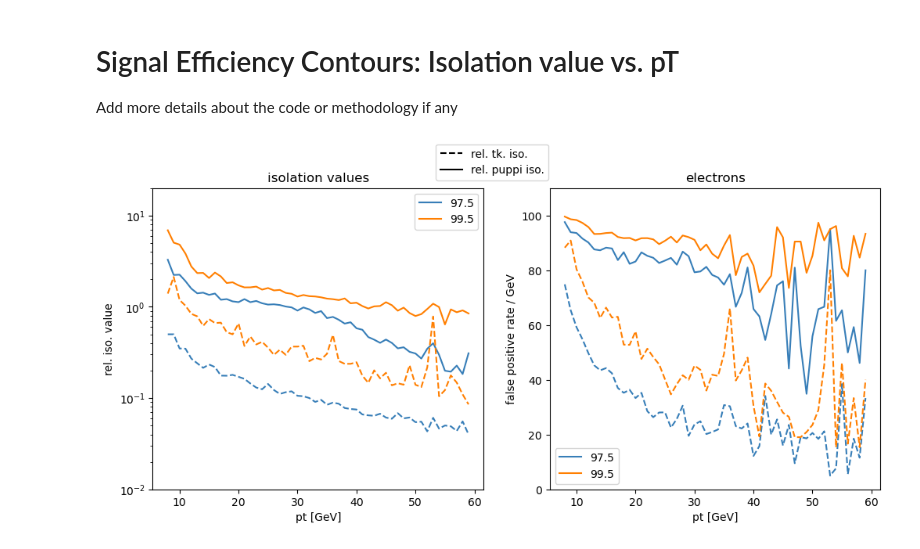
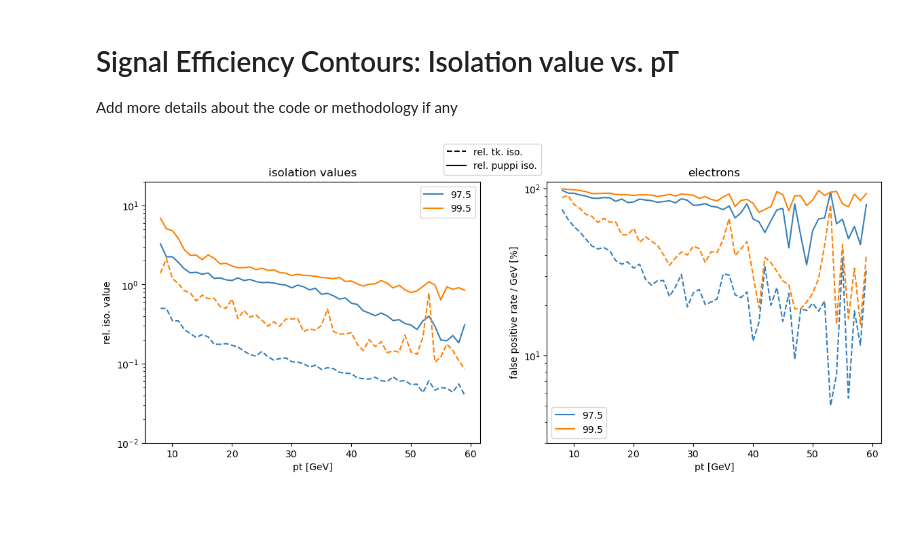
Before and after one commit to arsahasransu/asahasra-flat-table-analyser, a Jupyter notebook: make_roc_and_rate.ipynb, the cells around one changed output. Saved outputs shown, nothing was run; the diff lists cells and outputs as text; code cells hidden in the pictures; blank space fills up the shorter version.

```diff
--- a/make_roc_and_rate.ipynb
+++ b/make_roc_and_rate.ipynb
@@ -518,32 +726,45 @@ Add more details about the code or methodology if any
 def ptbinned_rate_analysis_by_signal_percentile_contours(spt, siso, sreiso,
                                                          bpt, biso, breiso, *,
                                                          refl = "tk. iso.", newl = "puppi iso.",
-                                                         iylog = True, iyrange = (20, 0.01),
+                                                         iylog = True, iyrange = (20, 0.01), fprrange=(110, 0),
                                                          percentiles = [97.5, 99.5], ptrange = (8, 60)
                                                          ):
 
-    # percentiles = [99]
+    # percentiles = [97.5]
+    # ptrange = (7,10)
     colours = ['#377eb8', '#ff7f00', '#4daf4a',
                '#f781bf', '#a65628', '#984ea3',
                '#999999', '#e41a1c', '#dede00']
 
-    iso_ptbinned = pyanaut.get_isovals_for_sigpercentiles(spt, siso, percentiles)
-    reiso_ptbinned = pyanaut.get_isovals_for_sigpercentiles(spt, sreiso, percentiles)
-    iso_fpr = pyanaut.get_fpr_by_sigpercentiles(bpt, biso, iso_ptbinned)
-    reiso_fpr = pyanaut.get_fpr_by_sigpercentiles(bpt, breiso, reiso_ptbinned)
+    # iso_ptbinned, sigma_iso = pyanaut.get_isovals_for_sigpercentiles(spt, siso, percentiles)
+    iso_ptbinned = get_isovals_for_sigpercentiles(spt, siso, percentiles)
+    # reiso_ptbinned, sigma_reiso = pyanaut.get_isovals_for_sigpercentiles(spt, sreiso, percentiles)
+    reiso_ptbinned = get_isovals_for_sigpercentiles(spt, sreiso, percentiles)
+    iso_fpr = get_fpr_by_sigpercentiles(bpt, biso, iso_ptbinned)
+    reiso_fpr = get_fpr_by_sigpercentiles(bpt, breiso, reiso_ptbinned)
 
     ptmin, ptmax = ptrange
     piso_ytop, piso_ybottom = iyrange
-    pfpr_ytop, pfpr_ybottom = (110, 0)
+    pfpr_ytop, pfpr_ybottom = fprrange
 
-    figsize = (12, 5)
+    figsize = (14, 5)
     fig, ax = plt.subplots(1, 2, figsize=figsize)
+
+    piso_ylabel = 'rel. iso. value' if 'rel.' in refl else 'iso. value [GeV]'
+    fiso_ylabel = 'false positive rate / GeV [%]'
 
     ax1, ax2 = ax
 
     for i in range(len(percentiles)):
         ax1.plot(list(iso_ptbinned[i].keys())[ptmin:ptmax], list(iso_ptbinned[i].values())[ptmin:ptmax],
                  c=colours[i], linestyle='--')
+        # print(iso_ptbinned[i])
+        # print(sigma_iso[i])
+        # sigma_iso_low = [i-s for i, s in zip(iso_ptbinned[i], sigma_iso[i])]
+        # sigma_iso_up = [i+s for i, s in zip(iso_ptbinned[i], sigma_iso[i])]
+        # ax1.fill_between(list(iso_ptbinned[i].keys())[ptmin:ptmax],
+        #                  sigma_iso_low[ptmin:ptmax], sigma_iso_up[ptmin:ptmax],
+        #                  color=colours[i], alpha=0.25, label='±1σ')
         ax1.plot(list(reiso_ptbinned[i].keys())[ptmin:ptmax], list(reiso_ptbinned[i].values())[ptmin:ptmax],
                  label=percentiles[i], c=colours[i])
 
@@ -560,12 +781,14 @@ def ptbinned_rate_analysis_by_signal_percentile_contours(spt, siso, sreiso,
         ax1.set_yscale('log')
     ax1.set_title('isolation values')
     ax1.set_xlabel('pt [GeV]')
-    ax1.set_ylabel('rel. iso. value')
+    ax1.set_ylabel(piso_ylabel)
 
     ax2.set_ylim(top=pfpr_ytop, bottom=pfpr_ybottom)
     ax2.set_title('electrons')
     ax2.set_xlabel('pt [GeV]')
-    ax2.set_ylabel('false positive rate / GeV')
+    ax2.set_ylabel(fiso_ylabel)
+    ax2.set_yscale('log')
+
 
     isodef_handles = [
         Line2D([0], [0], c='black', label=refl, linestyle='--'),
@@ -577,6 +800,6 @@ def ptbinned_rate_analysis_by_signal_percentile_contours(spt, siso, sreiso,
 # %%
 fig, ax = ptbinned_rate_analysis_by_signal_percentile_contours(ebspt, ebsiso, ebspiso,
                                                                ebbpt, ebbiso, ebbpiso,
-                                                               refl = "rel. tk. iso.", newl = "rel. puppi iso.")
+                                                               refl = "rel. tk. iso.", newl = "rel. puppi iso.", fprrange=(1.1e2, 3))
 # %% [output]
-[figure, old version]
+[figure, new version]
```
Also changed, not shown: parts of 18 cells of this notebook, 13 other files.
